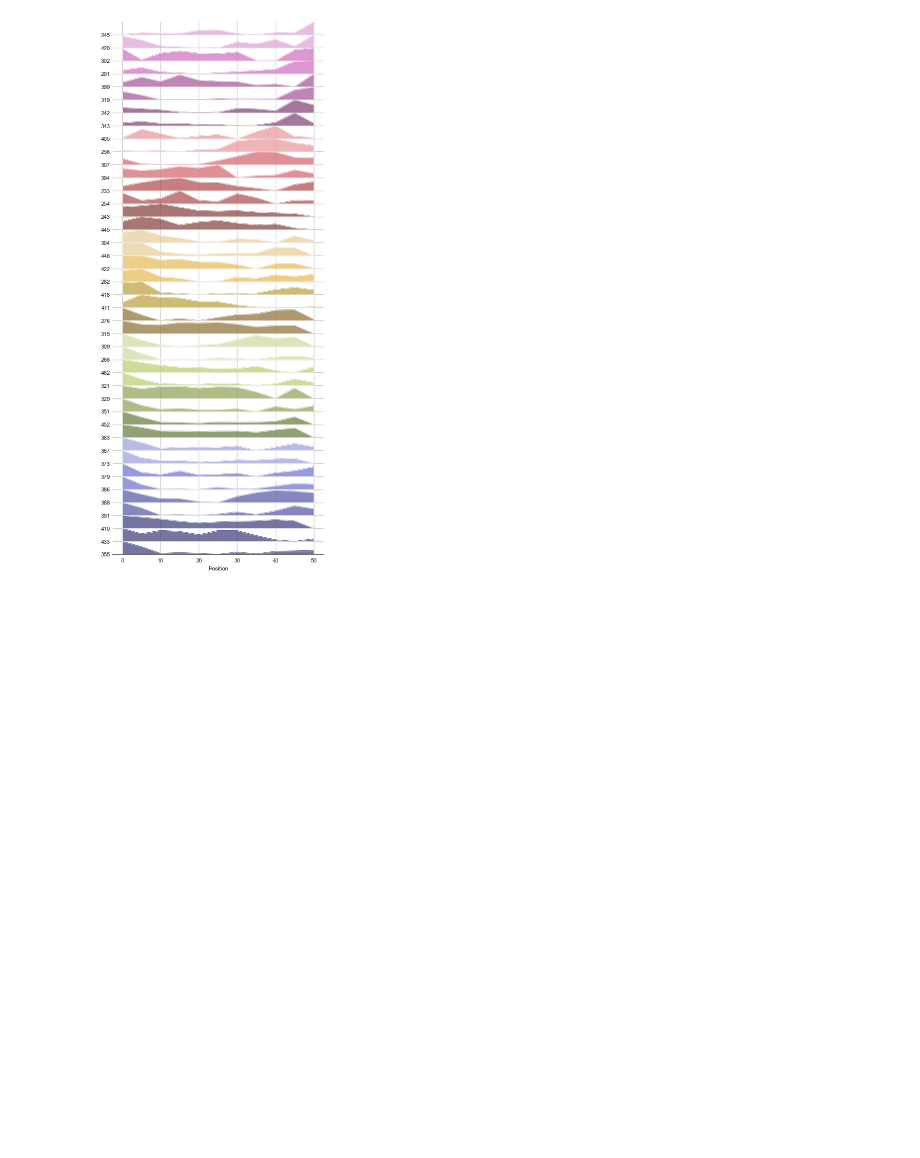
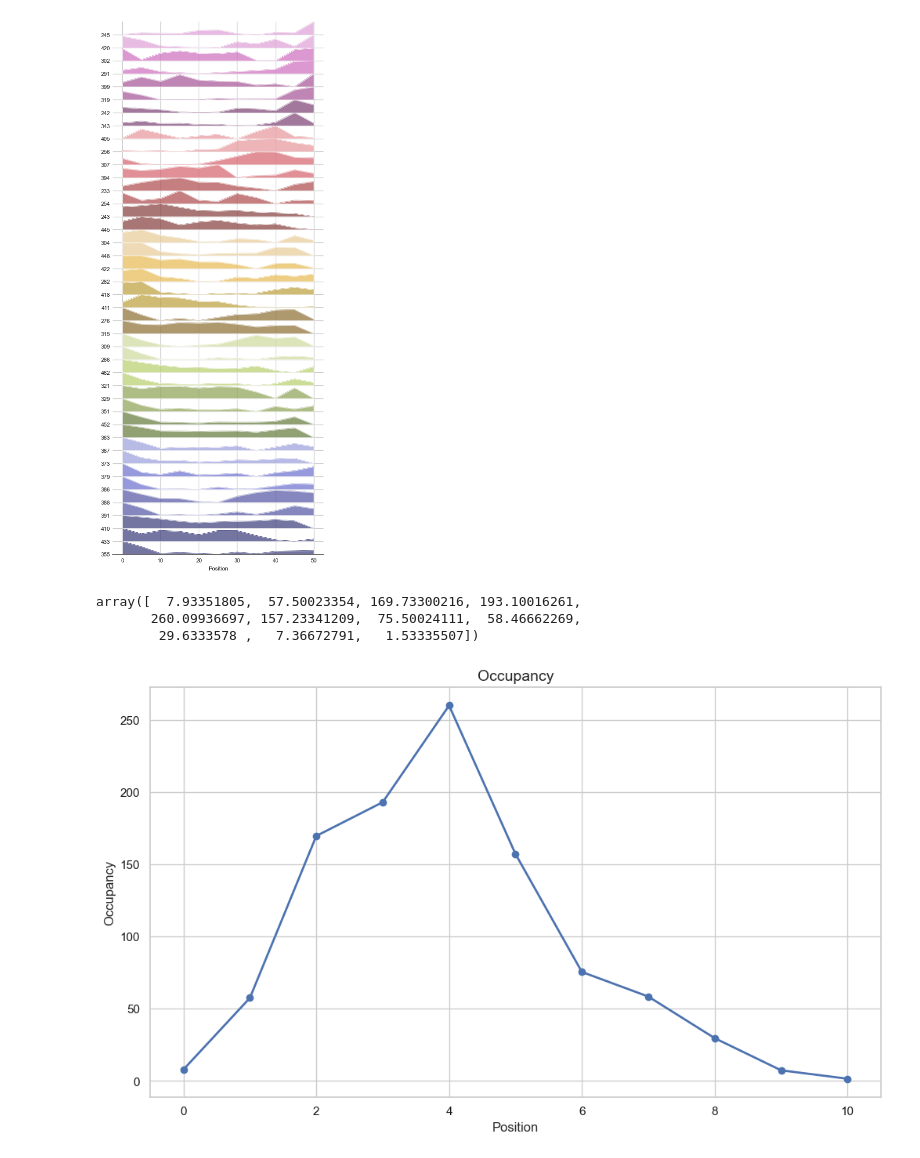
Before and after one commit to kimqi/PlaceCellDisruption, a Jupyter notebook: Analyses/Stb_LeMans_Alignment_PFs.ipynb, the cells around one changed output. Drawn from its saved outputs; the diff is of its cells as text; code cells hidden in the pictures; blank space fills up the shorter version.

```diff
--- a/Analyses/Stb_LeMans_Alignment_PFs.ipynb
+++ b/Analyses/Stb_LeMans_Alignment_PFs.ipynb
@@ -258,0 +256,16 @@ def is_tz_aware(dt):
+# %%
+test_place_cells.occupancy
+# %% [output]
+array([  7.93351805,  57.50023354, 169.73300216, 193.10016261,
+       260.09936697, 157.23341209,  75.50024111,  58.46662269,
+        29.6333578 ,   7.36672791,   1.53335507])
+# %%
+plt.figure(figsize=(10, 6))
+plt.plot(test_place_cells.occupancy, marker='o', linestyle='-', linewidth=2)
+plt.title("Occupancy", fontsize=14)
+plt.xlabel("Position", fontsize=12)
+plt.ylabel("Occupancy", fontsize=12)
+plt.grid(True)
+plt.show()
+# %% [output]
+[figure, added]
```
Also changed, not shown: parts of 2 cells of this notebook.
